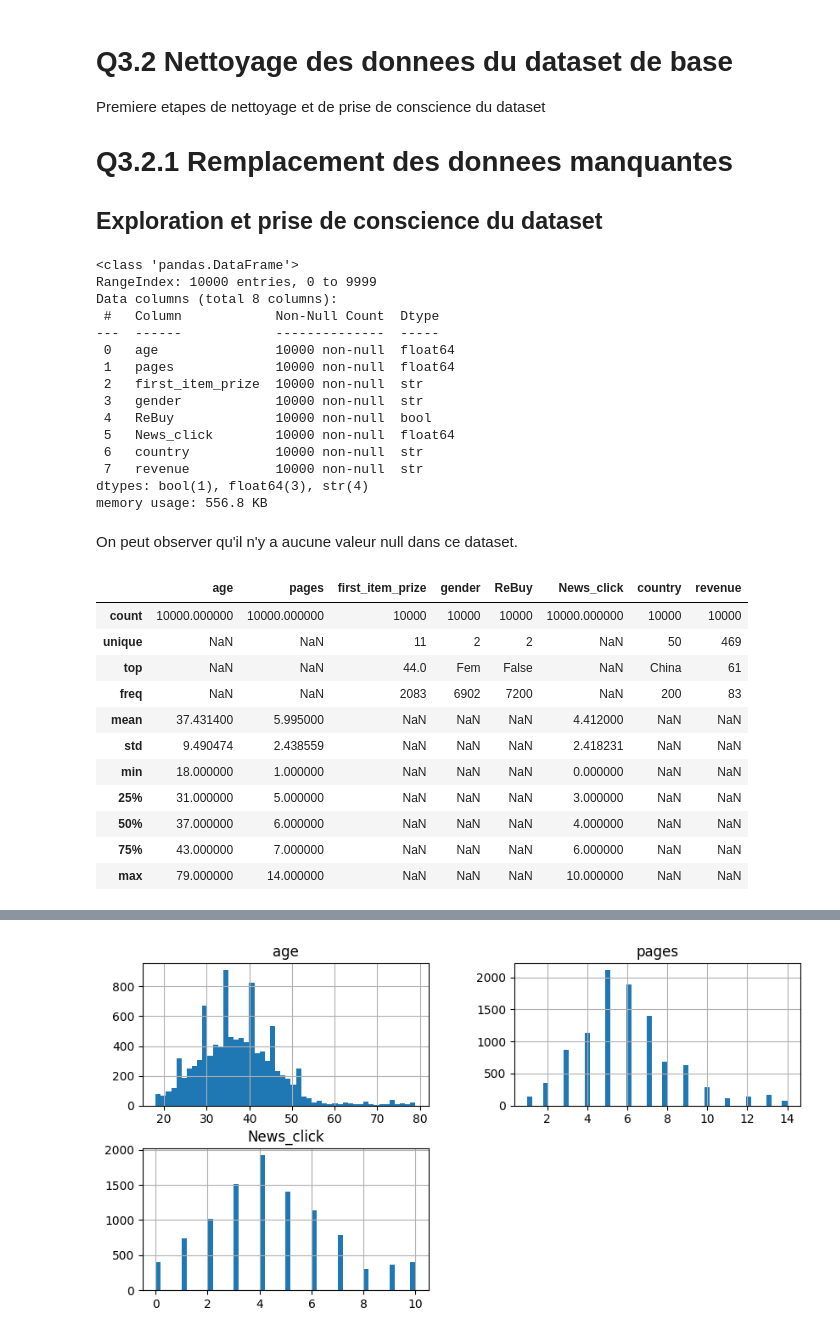
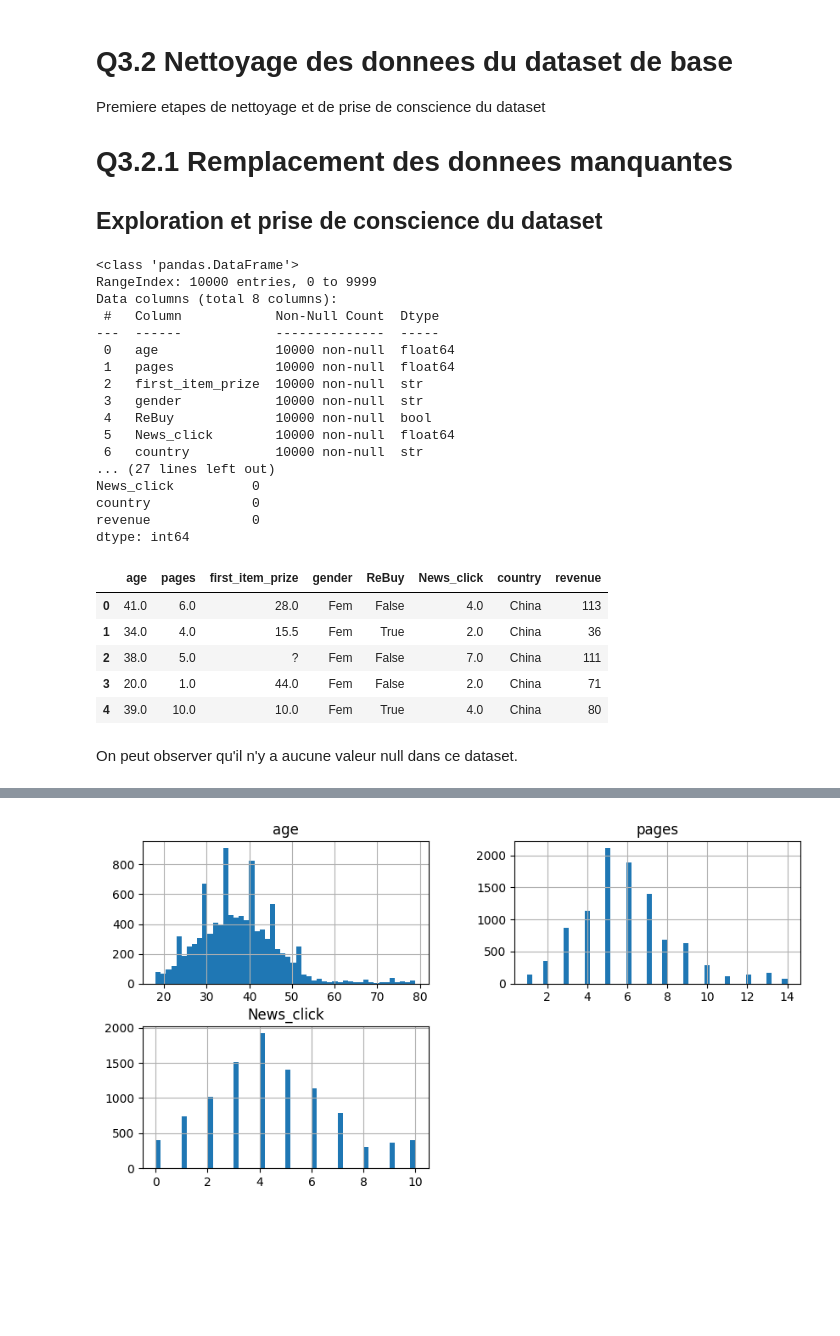
Before and after one commit to Ludovic-Potvin/devoir1-automatique, a Jupyter notebook: cleanup.ipynb, the cells around one changed output, grey strips where cells are left out. Saved outputs shown, nothing was run; the diff lists cells and outputs as text; code cells hidden in the pictures; blank space fills up the shorter version.

```diff
--- a/cleanup.ipynb
+++ b/cleanup.ipynb
@@ -13,36 +16,38 @@ Premiere etapes de nettoyage et de prise de conscience du dataset
 ## Exploration et prise de conscience du dataset
 # %%
 customer.info()
+print(customer.isna().sum())
+print(customer.isnull().sum())
+
+question_marks = (customer == '?').sum()
+print('==Question mark==')
+print(question_marks)
+
+customer.describe(include='all')
+customer.head()
 # %% [output]
 <class 'pandas.DataFrame'>
 RangeIndex: 10000 entries, 0 to 9999
 Data columns (total 8 columns):
  #   Column            Non-Null Count  Dtype
 ---  ------            --------------  -----
  0   age               10000 non-null  float64
  1   pages             10000 non-null  float64
  2   first_item_prize  10000 non-null  str
  3   gender            10000 non-null  str
  4   ReBuy             10000 non-null  bool
  5   News_click        10000 non-null  float64
  6   country           10000 non-null  str
- 7   revenue           10000 non-null  str
-dtypes: bool(1), float64(3), str(4)
-memory usage: 556.8 KB
+... (27 lines left out)
+News_click          0
+country             0
+revenue             0
+dtype: int64
+|  | age | pages | first_item_prize | gender | ReBuy | News_click | country | revenue |
+| 0 | 41.0 | 6.0 | 28.0 | Fem | False | 4.0 | China | 113 |
+| 1 | 34.0 | 4.0 | 15.5 | Fem | True | 2.0 | China | 36 |
+| 2 | 38.0 | 5.0 | ? | Fem | False | 7.0 | China | 111 |
+| 3 | 20.0 | 1.0 | 44.0 | Fem | False | 2.0 | China | 71 |
+| 4 | 39.0 | 10.0 | 10.0 | Fem | True | 4.0 | China | 80 |
 # %% [markdown]
 On peut observer qu'il n'y a aucune valeur null dans ce dataset.
-# %%
-customer.describe(include='all')
-# %% [output]
-|  | age | pages | first_item_prize | gender | ReBuy | News_click | country | revenue |
-| count | 10000.000000 | 10000.000000 | 10000 | 10000 | 10000 | 10000.000000 | 10000 | 10000 |
-| unique | NaN | NaN | 11 | 2 | 2 | NaN | 50 | 469 |
-| top | NaN | NaN | 44.0 | Fem | False | NaN | China | 61 |
-| freq | NaN | NaN | 2083 | 6902 | 7200 | NaN | 200 | 83 |
-| mean | 37.431400 | 5.995000 | NaN | NaN | NaN | 4.412000 | NaN | NaN |
-| std | 9.490474 | 2.438559 | NaN | NaN | NaN | 2.418231 | NaN | NaN |
-| min | 18.000000 | 1.000000 | NaN | NaN | NaN | 0.000000 | NaN | NaN |
-| 25% | 31.000000 | 5.000000 | NaN | NaN | NaN | 3.000000 | NaN | NaN |
-| 50% | 37.000000 | 6.000000 | NaN | NaN | NaN | 4.000000 | NaN | NaN |
-| 75% | 43.000000 | 7.000000 | NaN | NaN | NaN | 6.000000 | NaN | NaN |
-| max | 79.000000 | 14.000000 | NaN | NaN | NaN | 10.000000 | NaN | NaN |
```
Also changed, not shown: parts of 12 cells of this notebook.
